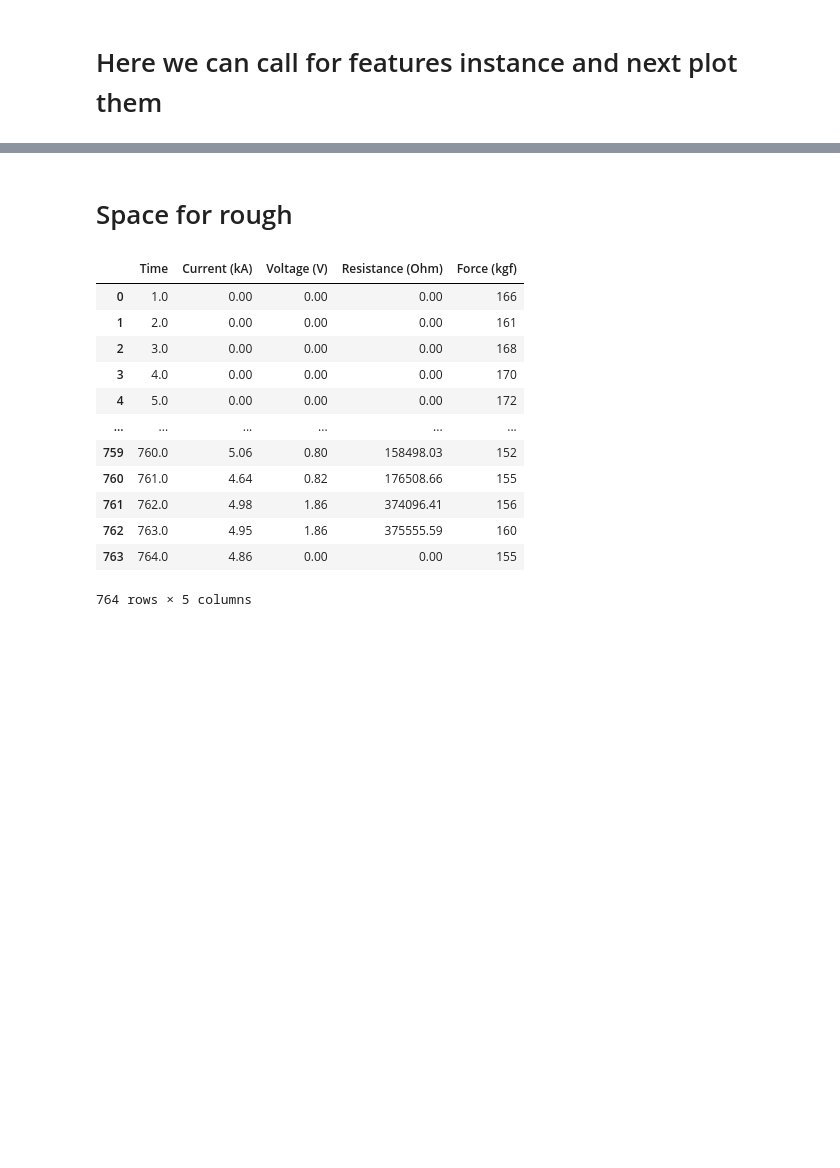
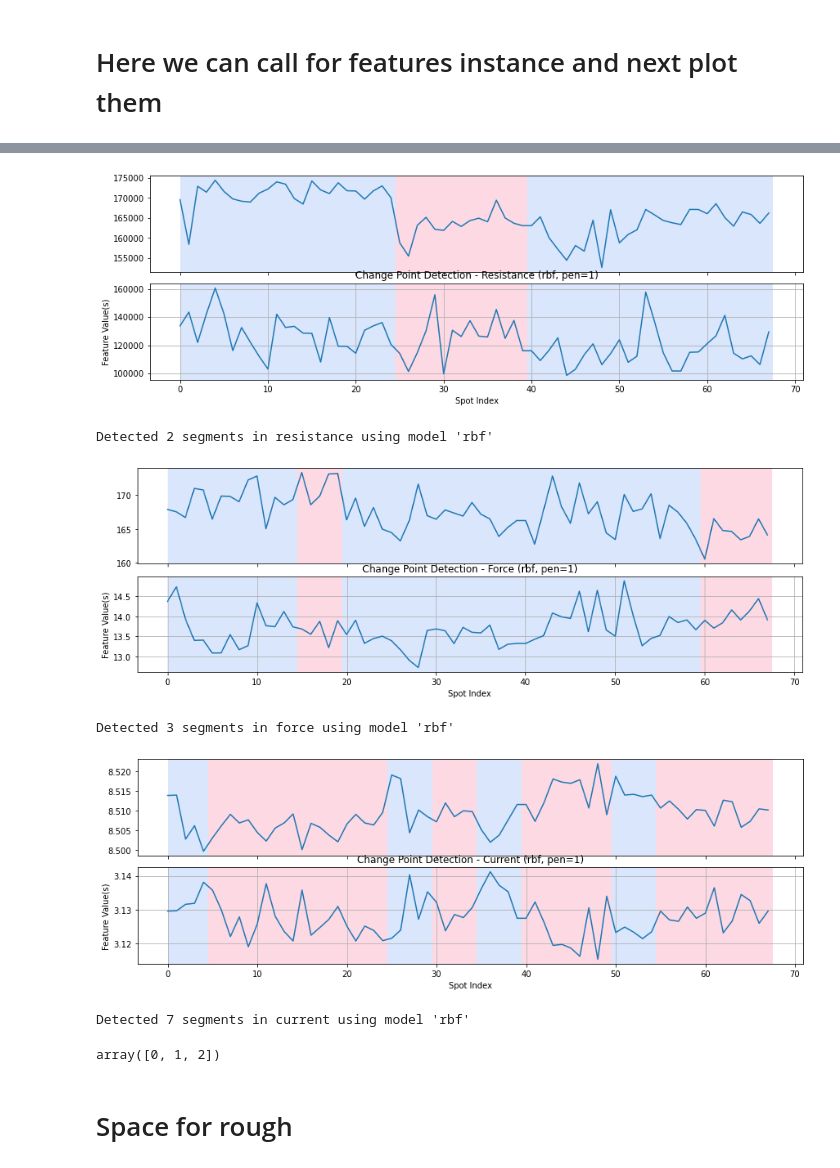
Before and after one commit to Protagonist-8/SpotProject, a Jupyter notebook: spot_eda.ipynb, the cells around one changed output, grey strips where cells are left out. Cells and saved outputs as stored; diff of their text form; code cells hidden in the pictures; blank space fills up the shorter version.

```diff
--- a/spot_eda.ipynb
+++ b/spot_eda.ipynb
@@ -138,3 +201,23 @@ plot_features(dataframe=df_Force,sensor='Force')
+# %%
+# Resistance segmentation
+df_res_segmented, cp_res = segment_signal(df_Resistance, feature_cols=['mean', 'std'], signal_name='resistance', pen=1)
+
+# Force segmentation
+df_force_segmented, cp_force = segment_signal(df_Force, feature_cols=['mean', 'std'], signal_name='force', pen=1)
+
+# Current segmentation
+df_current_segmented, cp_current = segment_signal(df_Current, feature_cols=['mean', 'std'], signal_name='current', pen=1)
+# %% [output]
+[figure, added]
+Detected 2 segments in resistance using model 'rbf'
+[figure, added]
+Detected 3 segments in force using model 'rbf'
+[figure, added]
+Detected 7 segments in current using model 'rbf'
+# %%
+df_res_segmented['segment_id'].unique()
+# %% [output]
+array([0, 1, 2])
 # %% [markdown]
 # Space for rough
 # %%
@@ -161,16 +239,0 @@ timestamps=np.arange(110,747,1)
-# %%
-df.dro
-# %% [output]
-|  | Time | Current (kA) | Voltage (V) | Resistance (Ohm) | Force (kgf) |
-| 0 | 1.0 | 0.00 | 0.00 | 0.00 | 166 |
-| 1 | 2.0 | 0.00 | 0.00 | 0.00 | 161 |
-| 2 | 3.0 | 0.00 | 0.00 | 0.00 | 168 |
-| 3 | 4.0 | 0.00 | 0.00 | 0.00 | 170 |
-| 4 | 5.0 | 0.00 | 0.00 | 0.00 | 172 |
-| ... | ... | ... | ... | ... | ... |
-| 759 | 760.0 | 5.06 | 0.80 | 158498.03 | 152 |
-| 760 | 761.0 | 4.64 | 0.82 | 176508.66 | 155 |
-| 761 | 762.0 | 4.98 | 1.86 | 374096.41 | 156 |
-| 762 | 763.0 | 4.95 | 1.86 | 375555.59 | 160 |
-| 763 | 764.0 | 4.86 | 0.00 | 0.00 | 155 |
-764 rows × 5 columns
```
Also changed, not shown: parts of 15 cells of this notebook.
